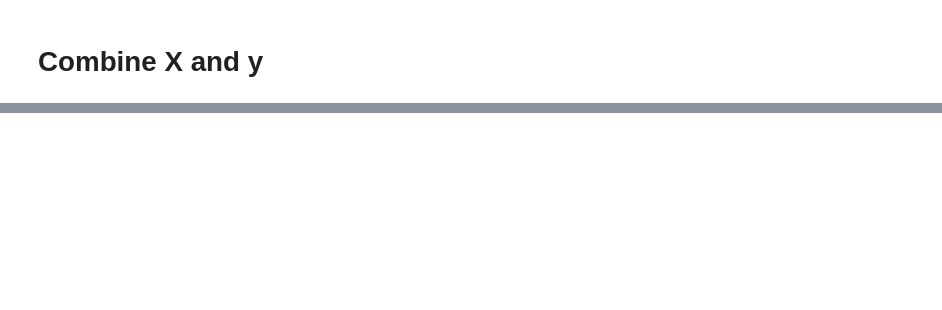
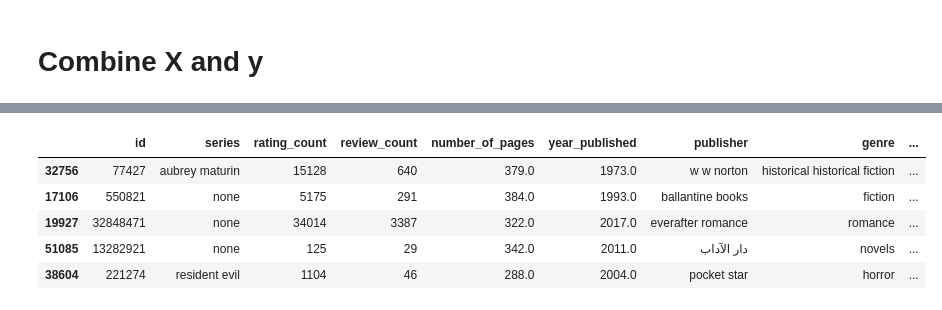
Before and after one commit to quangLinh9038/pds_books, a Jupyter notebook: assignment2.ipynb, the cells around one changed output, grey strips where cells are left out. Drawn from its saved outputs; the diff is of its cells as text; code cells hidden in the pictures; blank space fills up the shorter version.

```diff
--- a/assignment2.ipynb
+++ b/assignment2.ipynb
@@ -1370,3 +1353,12 @@ series
+# %%
+X.head()
+# %% [output]
+|  | id | series | rating_count | review_count | number_of_pages | year_published | publisher | genre | ... |
+| 32756 | 77427 | aubrey maturin | 15128 | 640 | 379.0 | 1973.0 | w w norton | historical historical fiction | ... |
+| 17106 | 550821 | none | 5175 | 291 | 384.0 | 1993.0 | ballantine books | fiction | ... |
+| 19927 | 32848471 | none | 34014 | 3387 | 322.0 | 2017.0 | everafter romance | romance | ... |
+| 51085 | 13282921 | none | 125 | 29 | 342.0 | 2011.0 | دار الآداب | novels | ... |
+| 38604 | 221274 | resident evil | 1104 | 46 | 288.0 | 2004.0 | pocket star | horror | ... |
 # %%
 # lower, tokenize and stem
 def text_tokenize(text):
```
Also changed, not shown: parts of 101 cells of this notebook, 2 other files.
